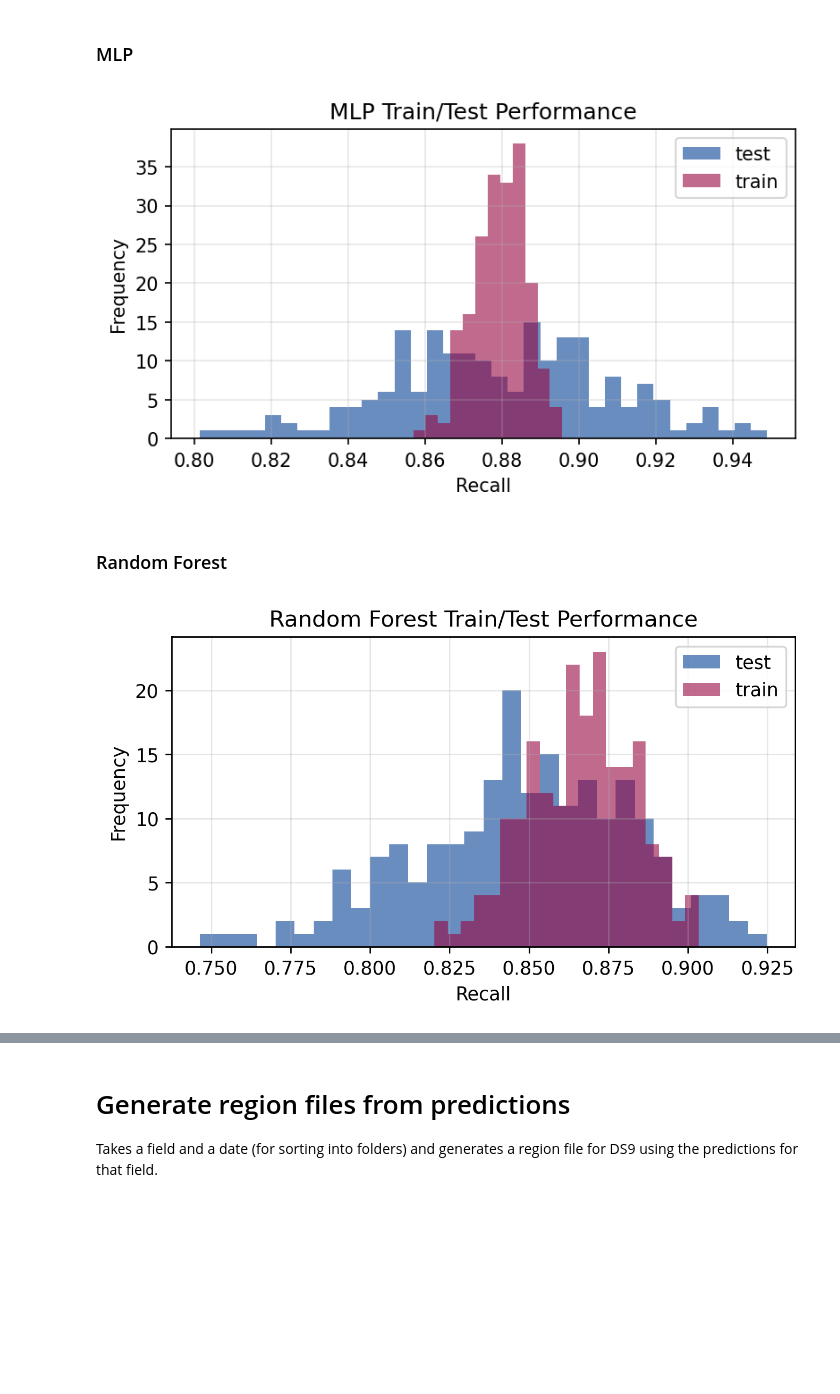
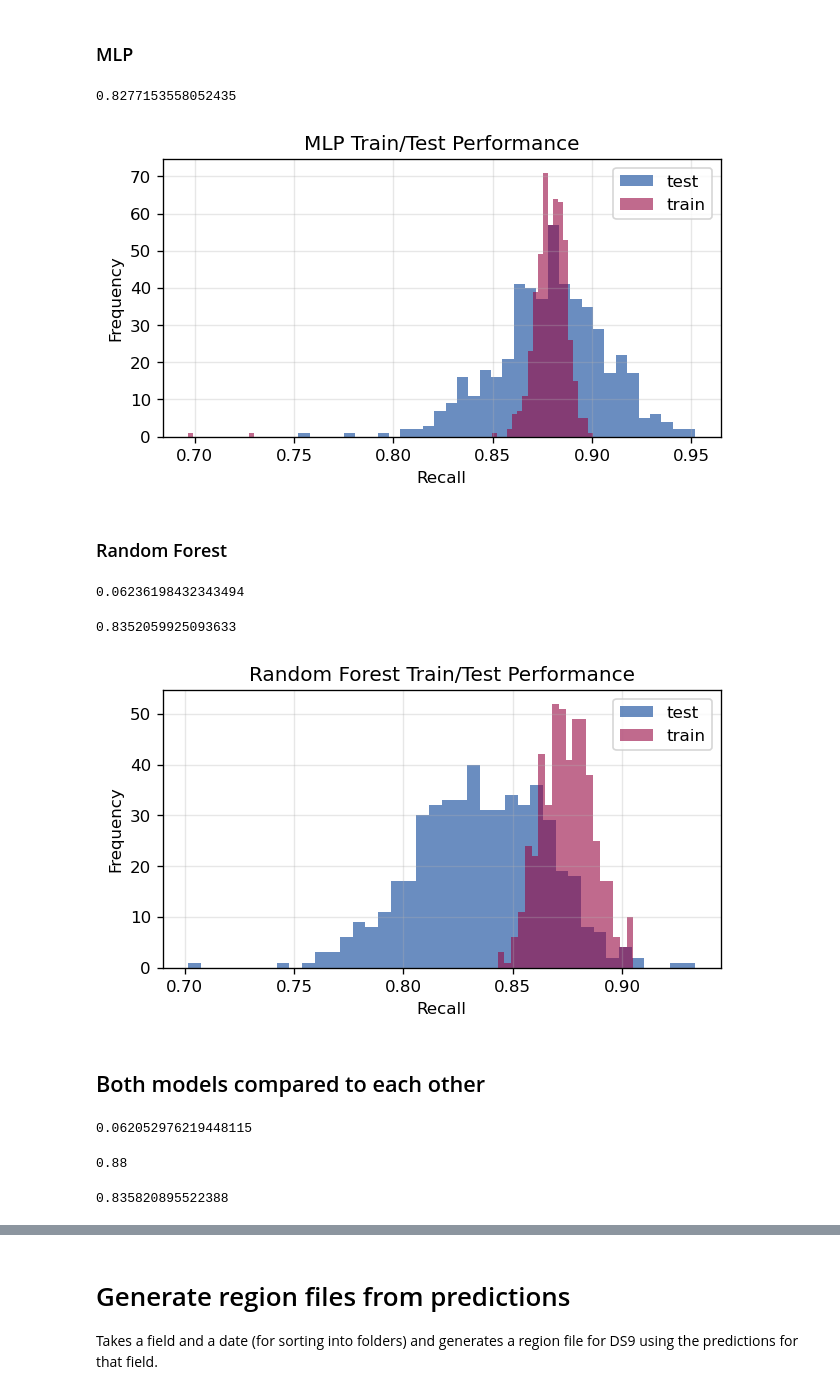
Before and after one commit to judy-theodora/m31gc-project, a Jupyter notebook: main.ipynb, the cells around one changed output, grey strips where cells are left out. Drawn from its saved outputs; the diff is of its cells as text; code cells hidden in the pictures; blank space fills up the shorter version.

```diff
--- a/main.ipynb
+++ b/main.ipynb
@@ -507,24 +519,16 @@ iterations = 1 # number of times to make the predictions in order to intersect t
 # %%
 Path(f'./pickle/predictions/{date}').mkdir(parents=True, exist_ok=True)
 
-
-
 print('Start:')
 for field in fields:
-    predictions_list = []
     gc_filter = []
     print(f'Field {field}')
-    for i in range(iterations): # iterate to take the intersection of all predictions
-        predictions_list.append( rf_pred(field,training_data,n_estimators=n_trees,max_depth=max_depth_, max_leaf_nodes=max_leaf_nodes_,min_samples_leaf=min_samples_leaf_, features=features_) )
+    predictions = rf_pred(field,training_data,n_estimators=n_trees,max_depth=max_depth_, max_leaf_nodes=max_leaf_nodes_,min_samples_leaf=min_samples_leaf_, features=features_)
     print('Filtering...')
-    for i in range(len(predictions_list[0])):
-        gc_candidate = all([ p[i]['pred']=='gc' for p in predictions_list ]) # select only gcs that were predicted on all iterations
-        if gc_candidate: gc_filter.append(True)
-        else: gc_filter.append(False)
-    gc_candidates = predictions_list[0][gc_filter]
+    gc_candidates = predictions[predictions['pred']=='gc']
     with open(f'pickle/predictions/{date}/predictionsf{field}.pk','wb') as f:
         pickle.dump(gc_candidates,f)
-    print(len(gc_candidates))
+    print(f'Found {len(gc_candidates)} candidates')
     print('\n')
 # %% [output]
 Start:
@@ -572,9 +583,9 @@ iterations = 1 # number of times to make the predictions in order to intersect t
 Path(f'./pickle/predictions/{date}').mkdir(parents=True, exist_ok=True)
 
 print('Training...')
-# loop to train a classifier that has a high test recall score
+# loop until we train a classifier that has a high test recall score
 recall = 0
-while recall<0.91:
+while recall<0.9:
     clf, test_pred, test_true, _, _ =  mlp_class(training_data,train_size=0.8,hidden_layer_sizes=hls,activation=activation,alpha=alpha,
                                                max_iter=500, features=['i','g','g-i'],solver=solver, max_fun=15000, stats=True)
     tn, fp, fn, tp = confusion_matrix(test_true,test_pred,labels=['galaxy','gc']).ravel()
@@ -633,2 +623,5 @@ Field 406
 # %% [markdown]
 ## Testing model performance
+# %%
+font = {'family': 'Georgia'}
+plt.rc('font',**font)
@@ -635,26 +684,32 @@ Field 406
 # %% [markdown]
 ### MLP
 # %%
-test_recall = []
-train_recall = []
-for i in range(200):
+mlp_test_recall = []
+mlp_train_recall = []
+mlp_test_acc = []
+for i in range(500):
     _, test_pred, test_true, train_pred, train_true =  mlp_class(training_data,train_size=0.8,hidden_layer_sizes=(2,),activation='tanh',alpha=1.1,max_iter=500,
                   features=['i','g','g-i'],solver='lbfgs', max_fun=15000, stats=True)
     tn, fp, fn, tp = confusion_matrix(test_true,test_pred,labels=['galaxy','gc']).ravel()
-    test_recall.append(tp/(tp+fn))
+    mlp_test_recall.append(tp/(tp+fn))
+    mlp_test_acc.append((tp+tn)/(tp+fp+tn+fn))
     tn, fp, fn, tp = confusion_matrix(train_true,train_pred,labels=['galaxy','gc']).ravel()
-    train_recall.append(tp/(tp+fn))
+    mlp_train_recall.append(tp/(tp+fn))
+# %%
+np.median(mlp_test_acc)
+# %% [output]
+0.8277153558052435
 # %%
-plt.figure(dpi=150, figsize=(6,3))
-plt.hist(test_recall,bins=35,color='#074297',alpha=0.6,label='test')
-plt.hist(train_recall,bins=12,color='#970742',alpha=0.6,label='train')
+plt.figure(dpi=120, figsize=(6,3))
+plt.hist(mlp_test_recall,bins=35,color='#074297',alpha=0.6,label='test')
+plt.hist(mlp_train_recall,bins=80,color='#970742',alpha=0.6,label='train')
 plt.legend()
 plt.grid(alpha=0.3)
 plt.xlabel('Recall')
 plt.ylabel('Frequency')
 plt.title('MLP Train/Test Performance')
 plt.show()
 # %% [output]
-[figure, old version]
+[figure, new version]
 # %% [markdown]
 ### Random Forest
@@ -661 +723,9 @@ plt.show()
+# %%
+2*np.std(rf_test_recall)
+# %% [output]
+0.06236198432343494
+# %%
+np.median(rf_test_acc)
+# %% [output]
+0.8352059925093633
 # %%
@@ -670,7 +743,7 @@ for i in range(200):
 # %%
-plt.figure(dpi=250, figsize=(6,3))
-plt.hist(test_recall,bins=30,color='#074297',alpha=0.6,label='test')
-plt.hist(train_recall,bins=20,color='#970742',alpha=0.6,label='train')
+plt.figure(dpi=120, figsize=(6,3))
+plt.hist(rf_test_recall,bins=40,color='#074297',alpha=0.6,label='test')
+plt.hist(rf_train_recall,bins=20,color='#970742',alpha=0.6,label='train')
 plt.legend()
 plt.grid(alpha=0.3)
 plt.xlabel('Recall')
@@ -678,4 +751,18 @@ plt.ylabel('Frequency')
 plt.title('Random Forest Train/Test Performance')
 plt.show()
 # %% [output]
-[figure, old version]
+[figure, new version]
+# %% [markdown]
+## Both models compared to each other
+# %%
+2*np.std(mlp_test_recall)
+# %% [output]
+0.062052976219448115
+# %%
+np.median(mlp_test_recall)
+# %% [output]
+0.88
+# %%
+np.median(rf_test_recall)
+# %% [output]
+0.835820895522388
```
Also changed, not shown: parts of 86 cells of this notebook, 7 other files.
